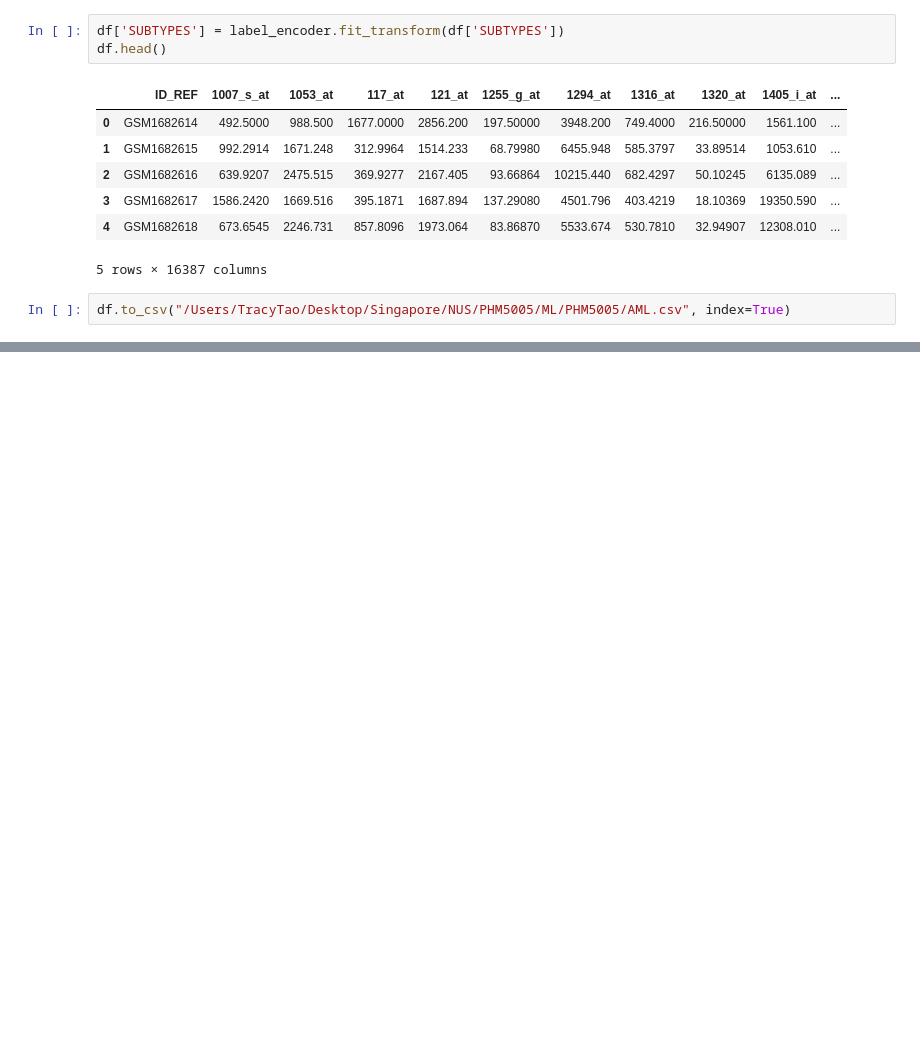
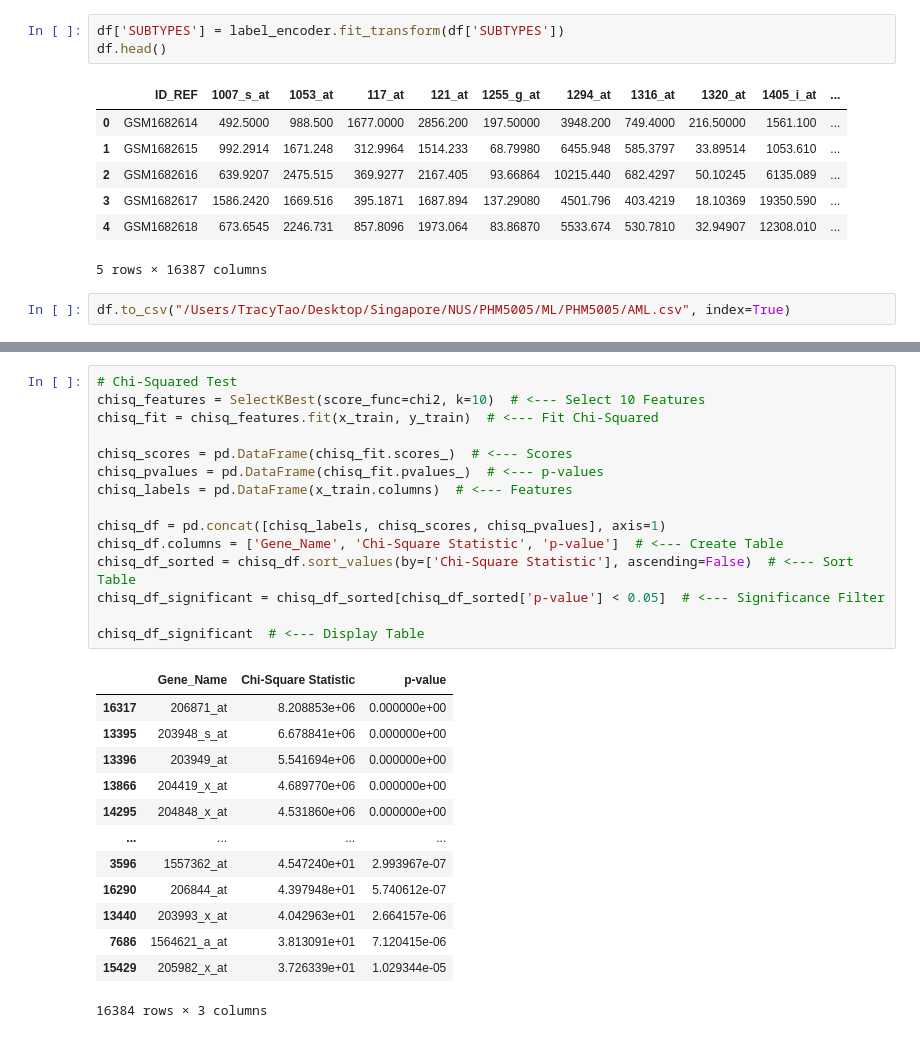
Before and after one commit to MsTao-68/PHM5005, a Jupyter notebook: AML.ipynb, the cells around one changed output, grey strips where cells are left out. Saved outputs shown, nothing was run; the diff lists cells and outputs as text; blank space fills up the shorter version.

```diff
--- a/AML.ipynb
+++ b/AML.ipynb
@@ -58,0 +139,29 @@ df.to_csv("/Users/TracyTao/Desktop/Singapore/NUS/PHM5005/ML/PHM5005/AML.csv", in
+# %%
+# Chi-Squared Test
+chisq_features = SelectKBest(score_func=chi2, k=10)  # <--- Select 10 Features
+chisq_fit = chisq_features.fit(x_train, y_train)  # <--- Fit Chi-Squared
+
+chisq_scores = pd.DataFrame(chisq_fit.scores_)  # <--- Scores
+chisq_pvalues = pd.DataFrame(chisq_fit.pvalues_)  # <--- p-values
+chisq_labels = pd.DataFrame(x_train.columns)  # <--- Features
+
+chisq_df = pd.concat([chisq_labels, chisq_scores, chisq_pvalues], axis=1)
+chisq_df.columns = ['Gene_Name', 'Chi-Square Statistic', 'p-value']  # <--- Create Table
+chisq_df_sorted = chisq_df.sort_values(by=['Chi-Square Statistic'], ascending=False)  # <--- Sort Table
+chisq_df_significant = chisq_df_sorted[chisq_df_sorted['p-value'] < 0.05]  # <--- Significance Filter
+
+chisq_df_significant  # <--- Display Table
+# %% [output]
+|  | Gene_Name | Chi-Square Statistic | p-value |
+| 16317 | 206871_at | 8.208853e+06 | 0.000000e+00 |
+| 13395 | 203948_s_at | 6.678841e+06 | 0.000000e+00 |
+| 13396 | 203949_at | 5.541694e+06 | 0.000000e+00 |
+| 13866 | 204419_x_at | 4.689770e+06 | 0.000000e+00 |
+| 14295 | 204848_x_at | 4.531860e+06 | 0.000000e+00 |
+| ... | ... | ... | ... |
+| 3596 | 1557362_at | 4.547240e+01 | 2.993967e-07 |
+| 16290 | 206844_at | 4.397948e+01 | 5.740612e-07 |
+| 13440 | 203993_x_at | 4.042963e+01 | 2.664157e-06 |
+| 7686 | 1564621_a_at | 3.813091e+01 | 7.120415e-06 |
+| 15429 | 205982_x_at | 3.726339e+01 | 1.029344e-05 |
+16384 rows × 3 columns
```
Also changed, not shown: parts of 11 cells of this notebook, 1 other file.
